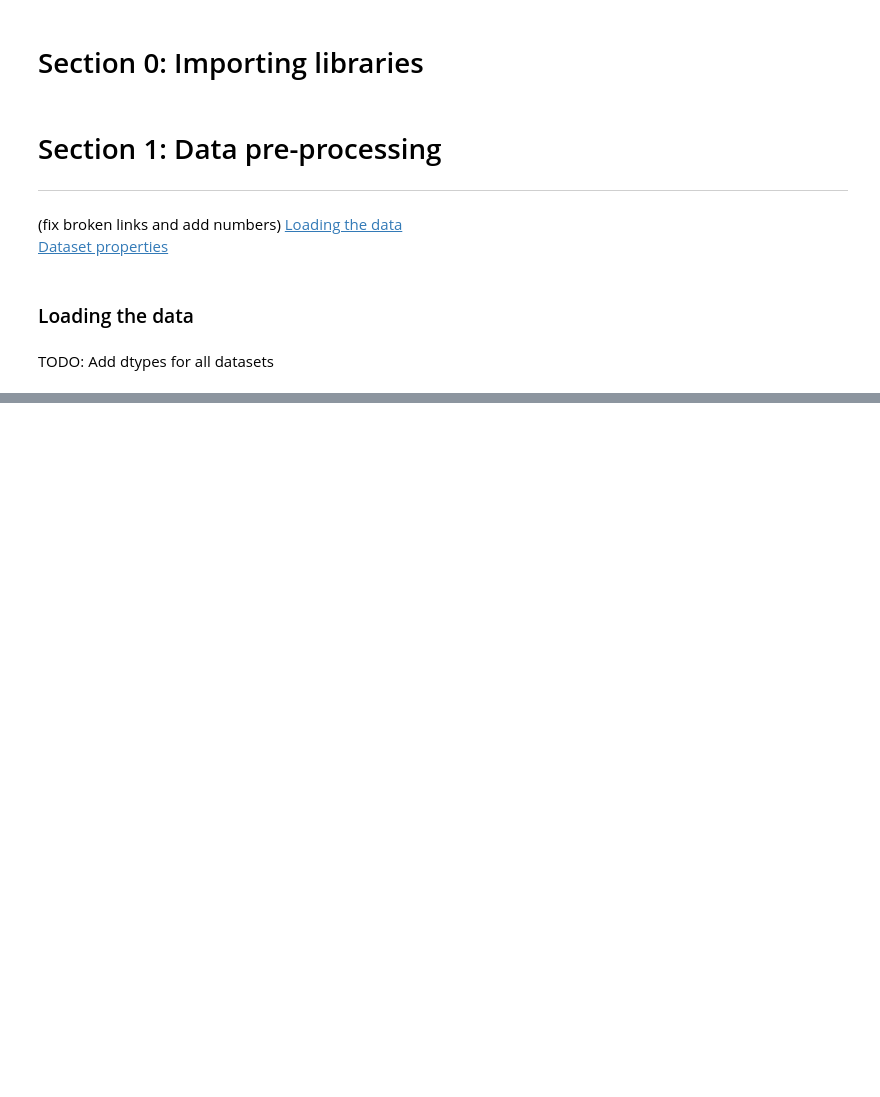
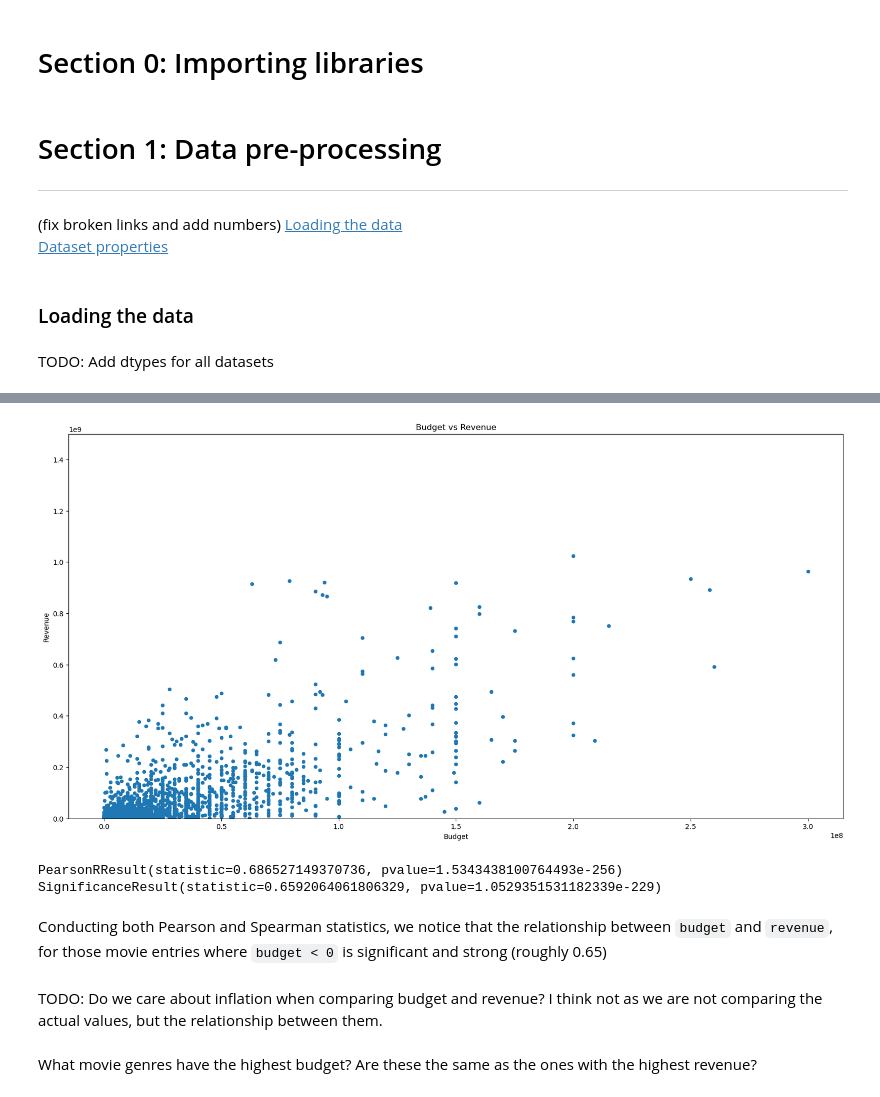
Before and after one commit to epfl-ada/ada-2023-project-fivefrenchspeakingpeoplenocap, a Jupyter notebook: loading_data.ipynb, the cells around one changed output, grey strips where cells are left out. Saved outputs shown, nothing was run; the diff lists cells and outputs as text; code cells hidden in the pictures; blank space fills up the shorter version.

```diff
--- a/loading_data.ipynb
+++ b/loading_data.ipynb
@@ -123,0 +327,9 @@ Number of movies after filtering:  8401
+# %%
+imdb_dataset_temp = pd.merge(imdb_basics, imdb_ratings, on="imdb_id", how="left")
+imdb_dataset = pd.merge(
+    imdb_dataset_temp,
+    movie_budget,
+    on="imdb_id",
+    how="left",
+    suffixes=("", "_movie_budget"),
+)
@@ -123,0 +345,4 @@ Number of movies after filtering:  8401
+# %%
+imdb_dataset = imdb_dataset.loc[
+    :, ~imdb_dataset.columns.str.endswith("_movie_budget")
+]  # keep only the columns from the imdb dataset
@@ -123,0 +353,7 @@ Number of movies after filtering:  8401
+# %%
+movies_merged = pd.merge(
+    movie_metadata,
+    imdb_dataset,
+    on=["title", "year", "runtime"],
+    how="left",
+)
@@ -123,0 +387,36 @@ Number of movies after filtering:  8401
+# %%
+# switch dtype of budget to float
+movies_merged["budget"] = movies_merged["budget"].astype(float)
+# %%
+# scatter plot between budget > 0 and revenue
+movies_merged[movies_merged["budget"] > 0].plot.scatter(
+    x="budget", y="revenue_x", figsize=(20, 10)
+)
+plt.title("Budget vs Revenue")
+plt.xlabel("Budget")
+plt.ylabel("Revenue")
+# limit y to 1.5 to remove outlier and have better representation of the data
+plt.ylim(0, 1.5 * 1e9)
+plt.show()
+# %% [output]
+[figure, added]
+# %%
+# Check if budget and revenue are correlated with pearson correlation coefficient
+budget_revenue_stats_p = stats.pearsonr(
+    movies_merged[movies_merged["budget"] > 0]["budget"],
+    movies_merged[movies_merged["budget"] > 0]["revenue_x"])
+print(budget_revenue_stats_p)
+
+budget_revenue_stats_s = stats.spearmanr(
+    movies_merged[movies_merged["budget"] > 0]["budget"],
+    movies_merged[movies_merged["budget"] > 0]["revenue_x"])
+print(budget_revenue_stats_s)
+# %% [output]
+PearsonRResult(statistic=0.686527149370736, pvalue=1.5343438100764493e-256)
+SignificanceResult(statistic=0.6592064061806329, pvalue=1.0529351531182339e-229)
+# %% [markdown]
+Conducting both Pearson and Spearman statistics, we notice that the relationship between `budget` and `revenue`, for those movie entries where `budget < 0` is significant and strong (roughly 0.65)
+# %% [markdown]
+TODO: Do we care about inflation when comparing budget and revenue? I think not as we are not comparing the actual values, but the relationship between them.
+# %% [markdown]
+What movie genres have the highest budget? Are these the same as the ones with the highest revenue?
```
Also changed, not shown: parts of 50 cells of this notebook.
